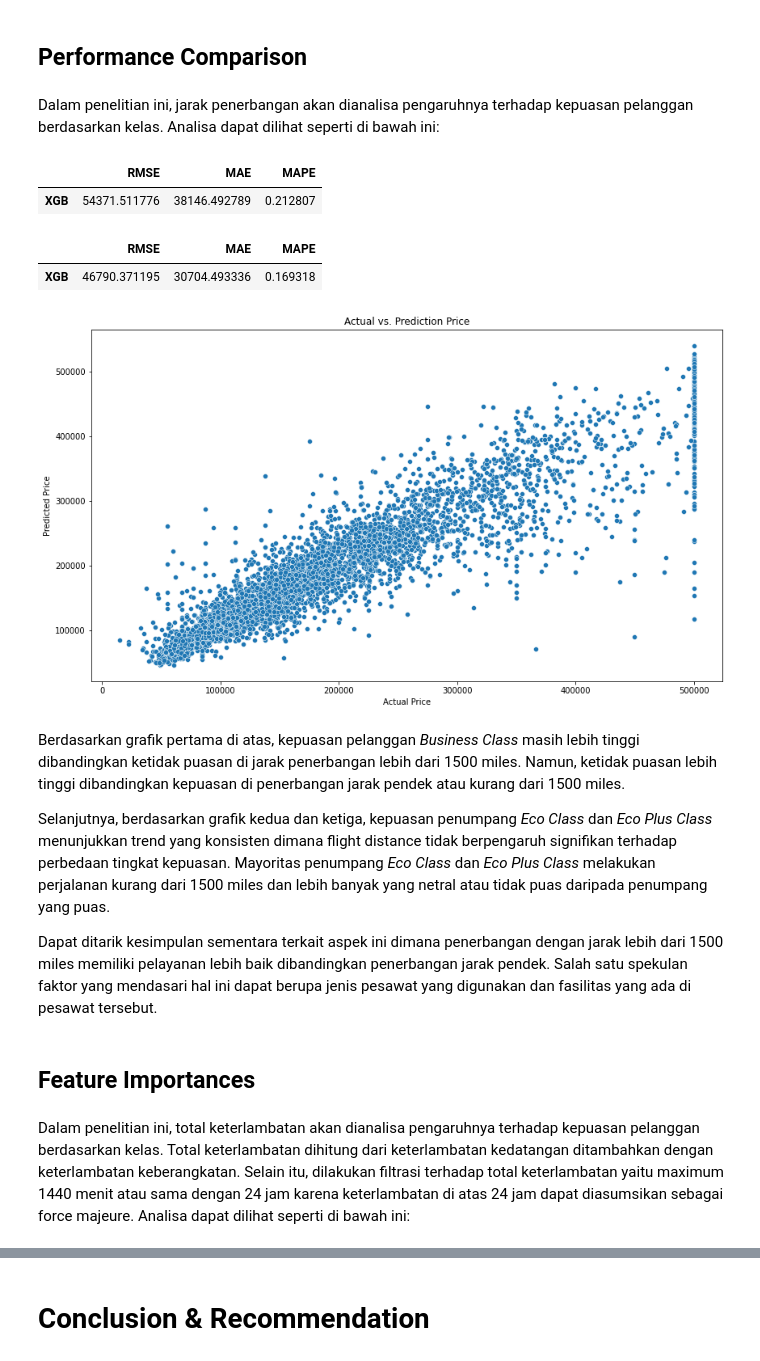
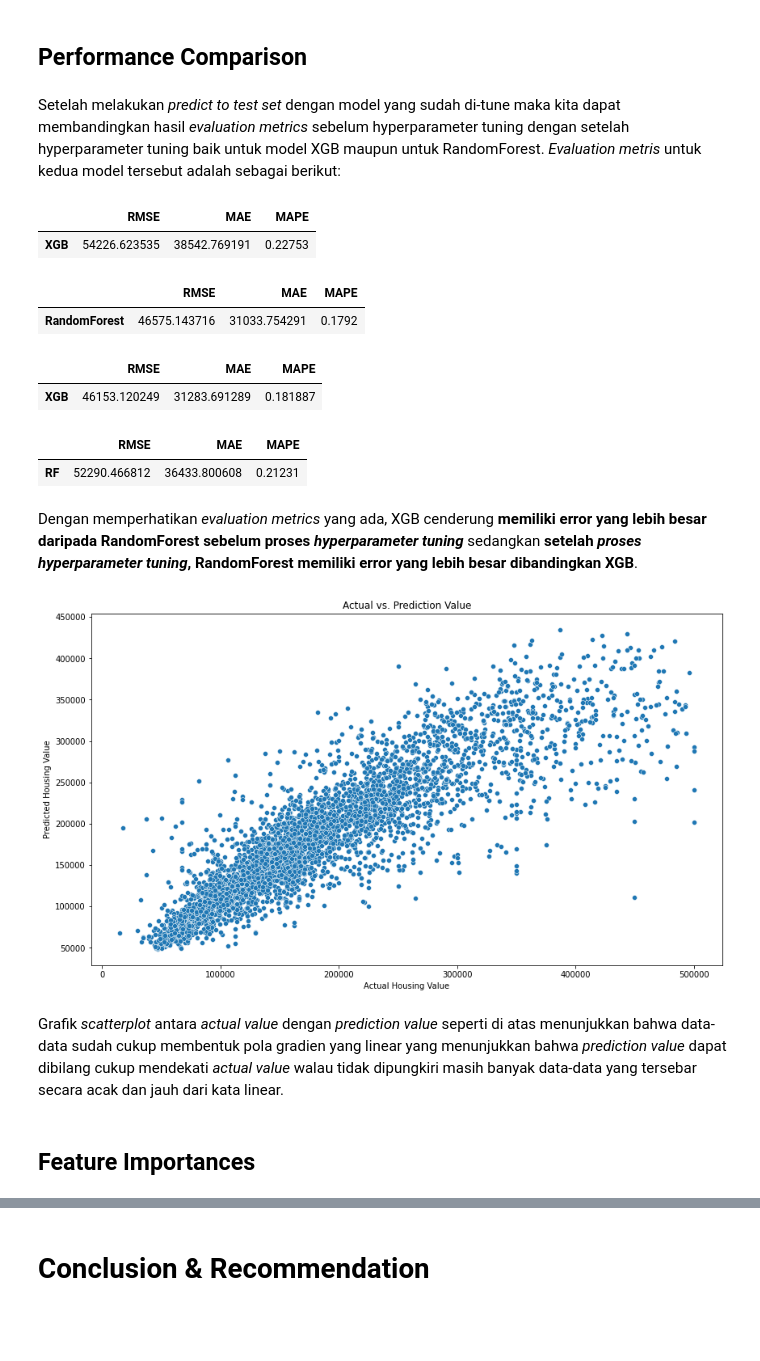
Before and after one commit to raihanto/California-Housing-Prices-Regression-Analysis, a Jupyter notebook: California-Housing-Prices-Regression-Analysis.ipynb, the cells around one changed output, grey strips where cells are left out. Cells and saved outputs as stored; diff of their text form; code cells hidden in the pictures; blank space fills up the shorter version.

```diff
--- a/California-Housing-Prices-Regression-Analysis.ipynb
+++ b/California-Housing-Prices-Regression-Analysis.ipynb
@@ -530,0 +617,3 @@ Berdasarkan *value counts* dan *pie chart* di atas, dapat dilihat secara *genera
+# %%
+dfModel = dfModel.drop(['median_income', 'housing_median_age'], axis=1)
+dfModel.head()
@@ -533,6 +631,4 @@ Berdasarkan *value counts* dan *pie chart* di atas, dapat dilihat secara *genera
 # %%
-# Mengubah fitur kategorikal menjadi numerikal
-
 transformer = ColumnTransformer([
-    ('One Hot', OneHotEncoder(drop='first', handle_unknown='ignore'), ['ocean_proximity'])
+    ('One Hot', OneHotEncoder(drop='first', handle_unknown='ignore'), ['ocean_proximity', 'income_group', 'housing_age_group'])
 ], remainder='passthrough')
@@ -833,0 +957,26 @@ Berdasarkan data frame yang ada di atas, 3 fitur yang memiliki nilai responden t
+# %%
+# Model 3 dengan hyperparameter tuning
+rf = RandomForestRegressor(random_state=0)
+
+# Membuat algorithm chains
+estimator_rf = Pipeline([
+    ('preprocessing', transformer),
+    ('scaler', scaler),
+    ('model', rf)
+])
+
+crossval = KFold(n_splits=5, shuffle=True, random_state=0)
+
+# Hyperparameter tuning
+random_rf = RandomizedSearchCV(
+    estimator_rf,
+    param_distributions = hyperparam_space_rf,
+    n_iter = 100,
+    cv = crossval,
+    scoring = ['neg_root_mean_squared_error', 'neg_mean_absolute_error', 'neg_mean_absolute_percentage_error'],
+    n_jobs = -1,
+    refit = 'neg_root_mean_squared_error', # hanya bisa memilih satu metrik untuk optimisasi
+    random_state = 1
+)
+# %%
+random_rf.fit(X_train, y_train)
@@ -863,33 +1060,33 @@ Berdasarkan data frame yang ada di atas, 3 fitur yang memiliki nilai responden t
 # %% [markdown]
 ## **Performance Comparison**
-# %% [markdown]
-Dalam penelitian ini, jarak penerbangan akan dianalisa pengaruhnya terhadap kepuasan pelanggan berdasarkan kelas. Analisa dapat dilihat seperti di bawah ini:
+# %% [markdown]
+Setelah melakukan *predict to test set* dengan model yang sudah di-tune maka kita dapat membandingkan hasil *evaluation metrics* sebelum hyperparameter tuning dengan setelah hyperparameter tuning baik untuk model XGB maupun untuk RandomForest. *Evaluation metris* untuk kedua model tersebut adalah sebagai berikut:
 # %%
 # Sebelum hyperparameter tuning
-pd.DataFrame(score_before_tuning.loc['XGB']).T
+display(pd.DataFrame(score_before_tuning.loc['XGB']).T, pd.DataFrame(score_before_tuning.loc['RandomForest']).T)
 # %% [output]
 |  | RMSE | MAE | MAPE |
-| XGB | 54371.511776 | 38146.492789 | 0.212807 |
+| XGB | 54226.623535 | 38542.769191 | 0.22753 |
+|  | RMSE | MAE | MAPE |
+| RandomForest | 46575.143716 | 31033.754291 | 0.1792 |
 # %%
 # Setelah hyperparameter tuning
-score_after_tuning
+display(score_after_tuning_xgb, score_after_tuning_rf)
 # %% [output]
 |  | RMSE | MAE | MAPE |
-| XGB | 46790.371195 | 30704.493336 | 0.169318 |
+| XGB | 46153.120249 | 31283.691289 | 0.181887 |
+|  | RMSE | MAE | MAPE |
+| RF | 52290.466812 | 36433.800608 | 0.21231 |
+# %% [markdown]
+Dengan memperhatikan *evaluation metrics* yang ada, XGB cenderung **memiliki error yang lebih besar daripada RandomForest sebelum proses *hyperparameter tuning*** sedangkan **setelah *proses hyperparameter tuning*, RandomForest memiliki error yang lebih besar dibandingkan XGB**.
 # %%
 plt.figure(figsize=(14, 8))
-plot = sns.scatterplot(x=y_test, y=y_pred_xgb_tuning).set(title='Actual vs. Prediction Price',
-                                               xlabel='Actual Price',
-                                               ylabel='Predicted Price');
+plot = sns.scatterplot(x=y_test, y=y_pred_xgb_tuning).set(title='Actual vs. Prediction Value',
+                                               xlabel='Actual Housing Value',
+                                               ylabel='Predicted Housing Value');
 # %% [output]
-[figure, old version]
+[figure, new version]
-# %% [markdown]
-Berdasarkan grafik pertama di atas, kepuasan pelanggan *Business Class* masih lebih tinggi dibandingkan ketidak puasan di jarak penerbangan lebih dari 1500 miles. Namun, ketidak puasan lebih tinggi dibandingkan kepuasan di penerbangan jarak pendek atau kurang dari 1500 miles.
-
-Selanjutnya, berdasarkan grafik kedua dan ketiga, kepuasan penumpang *Eco Class* dan *Eco Plus Class* menunjukkan trend yang konsisten dimana flight distance tidak berpengaruh signifikan terhadap perbedaan tingkat kepuasan. Mayoritas penumpang *Eco Class* dan *Eco Plus Class* melakukan perjalanan kurang dari 1500 miles dan lebih banyak yang netral atau tidak puas daripada penumpang yang puas.
-
-Dapat ditarik kesimpulan sementara terkait aspek ini dimana penerbangan dengan jarak lebih dari 1500 miles memiliki pelayanan lebih baik dibandingkan penerbangan jarak pendek. Salah satu spekulan faktor yang mendasari hal ini dapat berupa jenis pesawat yang digunakan dan fasilitas yang ada di pesawat tersebut.
+# %% [markdown]
+Grafik *scatterplot* antara *actual value* dengan *prediction value* seperti di atas menunjukkan bahwa data-data sudah cukup membentuk pola gradien yang linear yang menunjukkan bahwa *prediction value* dapat dibilang cukup mendekati *actual value* walau tidak dipungkiri masih banyak data-data yang tersebar secara acak dan jauh dari kata linear.
 # %% [markdown]
 ## **Feature Importances**
-# %% [markdown]
-Dalam penelitian ini, total keterlambatan akan dianalisa pengaruhnya terhadap kepuasan pelanggan berdasarkan kelas. Total keterlambatan dihitung dari keterlambatan kedatangan ditambahkan dengan keterlambatan keberangkatan. Selain itu, dilakukan filtrasi terhadap total keterlambatan yaitu maximum 1440 menit atau sama dengan 24 jam karena keterlambatan di atas 24 jam dapat diasumsikan sebagai force majeure. Analisa dapat dilihat seperti di bawah ini:
```
Also changed, not shown: parts of 75 cells of this notebook.
